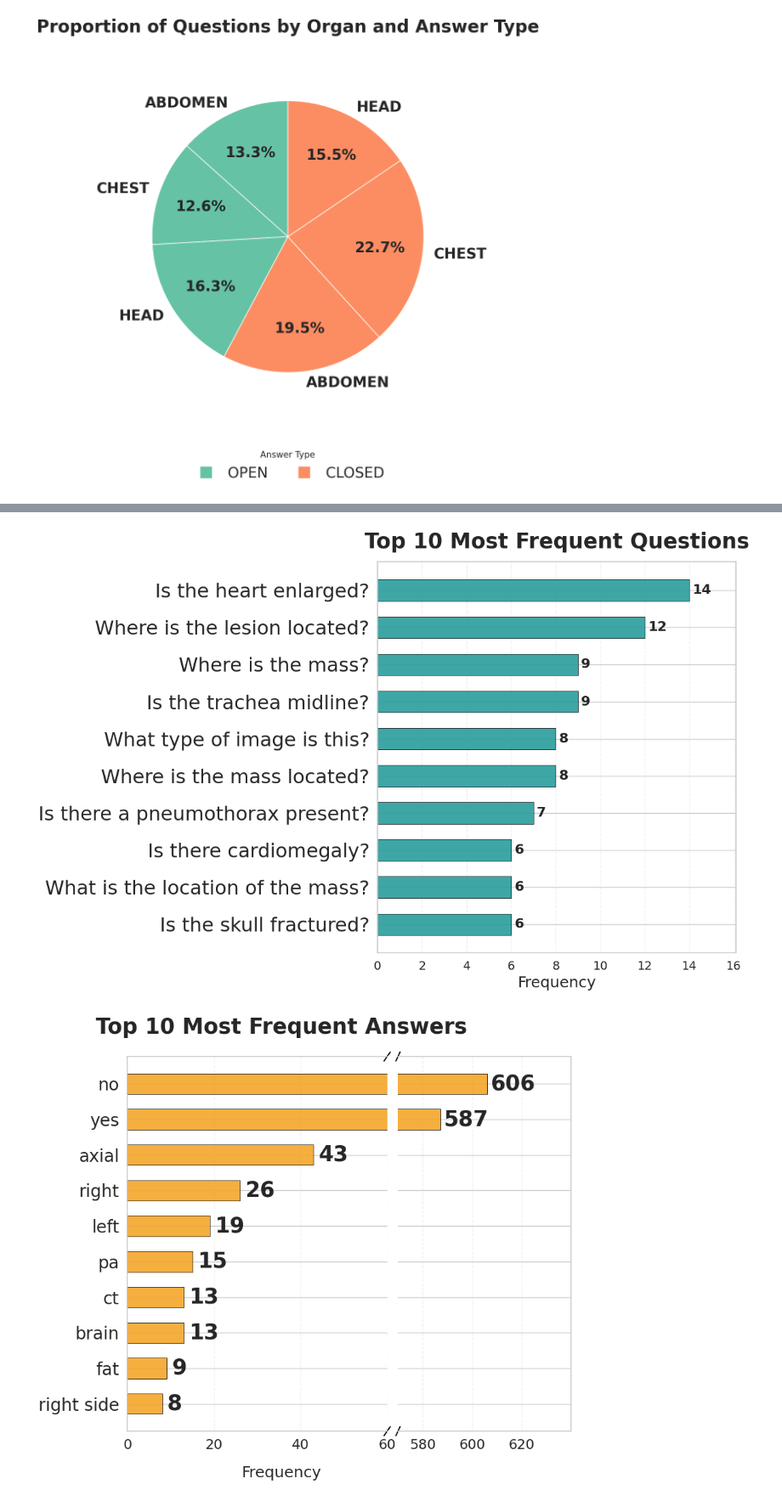
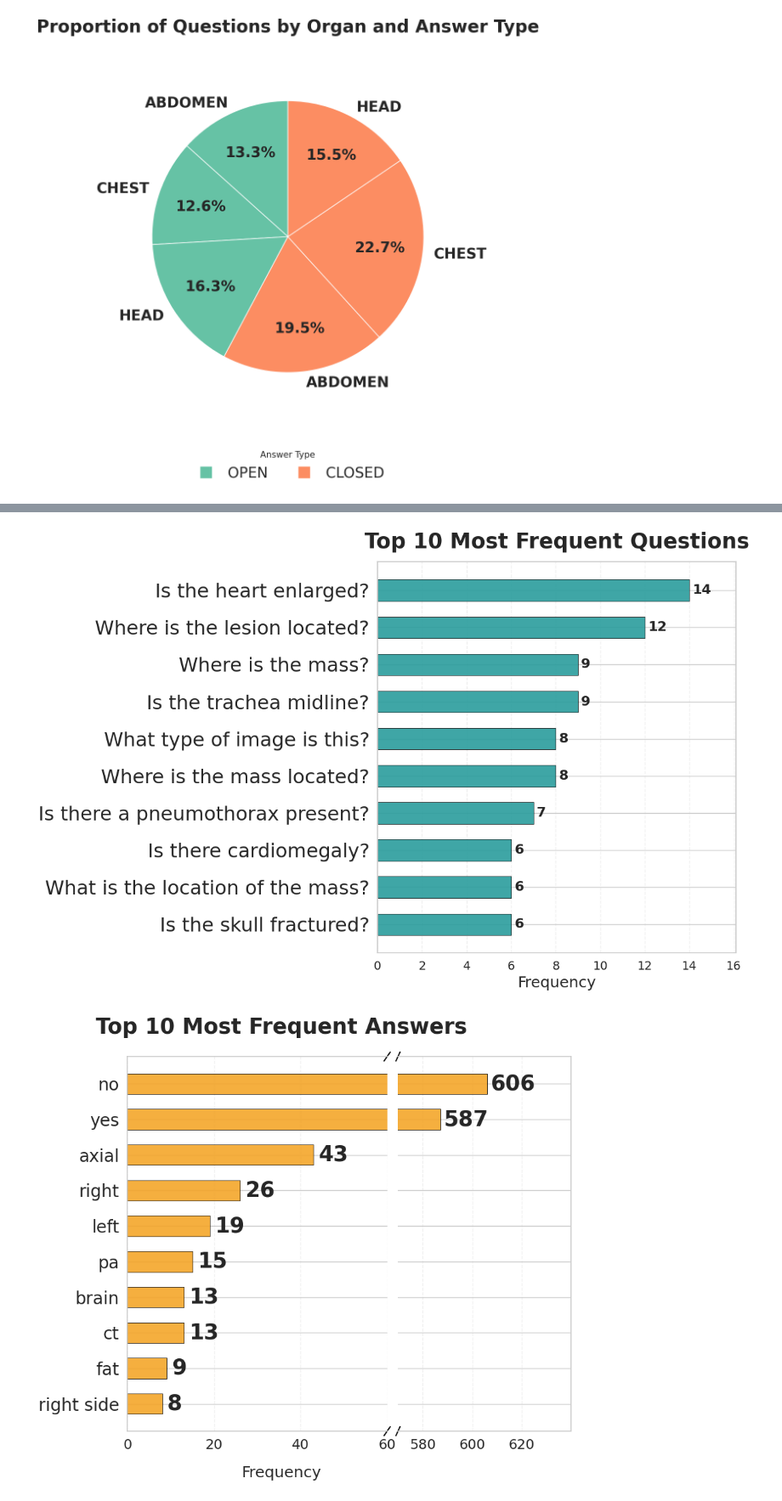
Before and after one commit to AlbertP97/Med-VQA-Survey, a Jupyter notebook: VQA_RAD.ipynb, the cells around one changed output, grey strips where cells are left out. Shown at 85% size. Cells and saved outputs as stored; diff of their text form; code cells hidden in the pictures.

```diff
--- a/VQA_RAD.ipynb
+++ b/VQA_RAD.ipynb
@@ -30,17 +30,17 @@ from google.colab import files
 import json
 import pandas as pd
 
-# Seleccionar y cargar el archivo desde la computadora
-archivos = files.upload()
+# Select and upload the file from the computer
+uploaded_files = files.upload()
 
-# Obtener el nombre del archivo cargado
-nombre_archivo = next(iter(archivos))
+# Get the name of the uploaded file
+file_name = next(iter(uploaded_files))
 
-# Leer el archivo JSON
-datos_json = json.loads(archivos[nombre_archivo].decode('utf-8'))
+# Read the JSON file
+json_data = json.loads(uploaded_files[file_name].decode('utf-8'))
 
-# Convertirlo a DataFrame
-df = pd.DataFrame(datos_json)
+# Convert it to a DataFrame
+df = pd.DataFrame(json_data)
 # %% [output]
 [interactive output not drawn]
 Saving VQA_RAD Dataset Public.json to VQA_RAD Dataset Public (1).json
@@ -467,7 +467,7 @@ plt.show()
 [figure]
 # %%
 # =============================================================================
-# FIGURA 3. DISTRIBUCIÓN DE TIPOS DE PREGUNTA
+# FIGURE 3. DISTRIBUTION OF QUESTION TYPES
 # =============================================================================
 
 question_type_counts = (
@@ -540,7 +540,7 @@ plt.show()
 
 
 # =============================================================================
-# FIGURA 4. TIPO DE PREGUNTA VS. TIPO DE RESPUESTA
+# FIGURE 4. QUESTION TYPE VS. ANSWER TYPE
 # =============================================================================
 
 question_answer_cross = pd.crosstab(
@@ -605,7 +605,7 @@ plt.show()
 
 
 # =============================================================================
-# FIGURA 5. LAS 10 PREGUNTAS MÁS FRECUENTES
+# FIGURE 5. TOP 10 MOST FREQUENT QUESTIONS
 # =============================================================================
 
 top_questions = (
@@ -681,8 +681,17 @@ plt.show()
 
 
 # =============================================================================
-# FIGURA 6. LAS 10 RESPUESTAS MÁS FRECUENTES
+# FIGURE 6. TOP 10 MOST FREQUENT ANSWERS
 # =============================================================================
+
+# Top 10 most frequent answers
+top_answers = df['answer'].value_counts().head(10)
+
+# Answers labels
+answer_labels = [
+    answer[:50] + '...' if len(answer) > 50 else answer for answer in top_answers.index
+]
+
 positions = np.arange(len(top_answers))
 
 fig, (ax1, ax2) = plt.subplots(
@@ -697,7 +706,7 @@ fig, (ax1, ax2) = plt.subplots(
 
 axes = (ax1, ax2)
 
-# Dibujar las barras en ambos segmentos
+# Draw the bars in both segments
 for ax in axes:
     ax.barh(
         positions,
@@ -718,14 +727,14 @@ for ax in axes:
     ax.set_axisbelow(True)
     ax.tick_params(axis='x', labelsize=16)
 
-# Límites antes y después del corte
+# Limits before and after the break
 ax1.set_xlim(0, 60)
 ax2.set_xlim(570, 640)
 
 ax1.set_xticks([0, 20, 40, 60])
 ax2.set_xticks([580, 600, 620])
 
-# Etiquetas del eje Y
+# Y-axis labels
 ax1.set_yticks(positions)
 
 ax1.set_yticklabels(
@@ -733,18 +742,20 @@ ax1.set_yticklabels(
     fontsize=20
 )
 
-# Ocultar etiquetas repetidas
+ax1.invert_yaxis()
+
+# Hide repeated labels
 ax2.tick_params(
     axis='y',
     left=False,
     labelleft=False
 )
 
-# Ocultar bordes interiores
+# Hide interior borders
 ax1.spines['right'].set_visible(False)
 ax2.spines['left'].set_visible(False)
 
-# Marcas diagonales del corte
+# Diagonal break marks
 d = 0.012
 
 break_kwargs = dict(
@@ -781,7 +792,7 @@ ax2.plot(
     **break_kwargs
 )
 
-# Colocar cada frecuencia en el segmento correspondiente
+# Place each frequency in its corresponding segment
 for position, value in zip(
     positions,
     top_answers.values
@@ -801,34 +812,34 @@ for position, value in zip(
         ha='left',
         fontsize=25,
         fontweight='bold'
     )
 
-# Título y etiqueta X compartidos
+# Shared title and X label
 fig.suptitle(
     'Top 10 Most Frequent Answers',
     fontsize=25,
     fontweight='bold',
     y=0.98
 )
 
 fig.supxlabel(
     'Frequency',
     fontsize=18,
     y=0.04
 )
 
 plt.subplots_adjust(
     left=0.25,
     right=0.97,
     top=0.90,
     bottom=0.14
 )
 
 plt.show()
 # %% [output]
 [figure]
 [figure]
 [figure]
-[figure, old version]
+[figure, new version]
 # %%
 # =============================================================================
```
Also changed, not shown: parts of 11 cells of this notebook.
